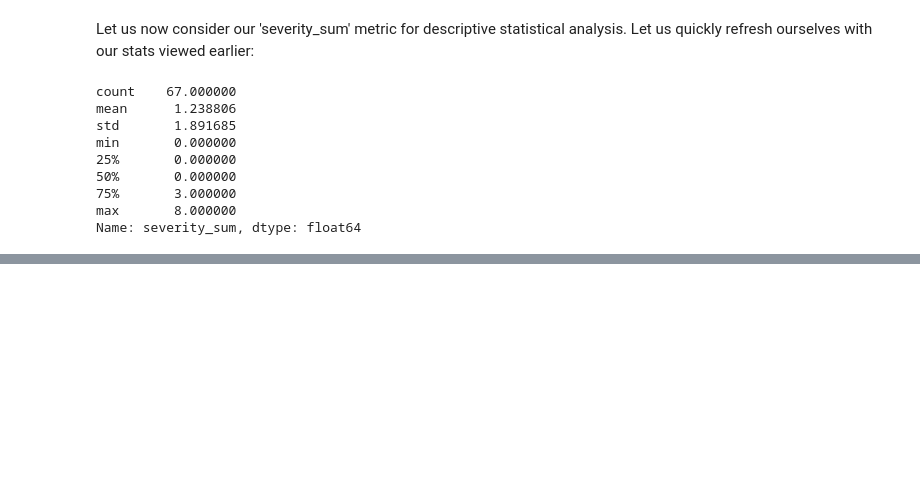
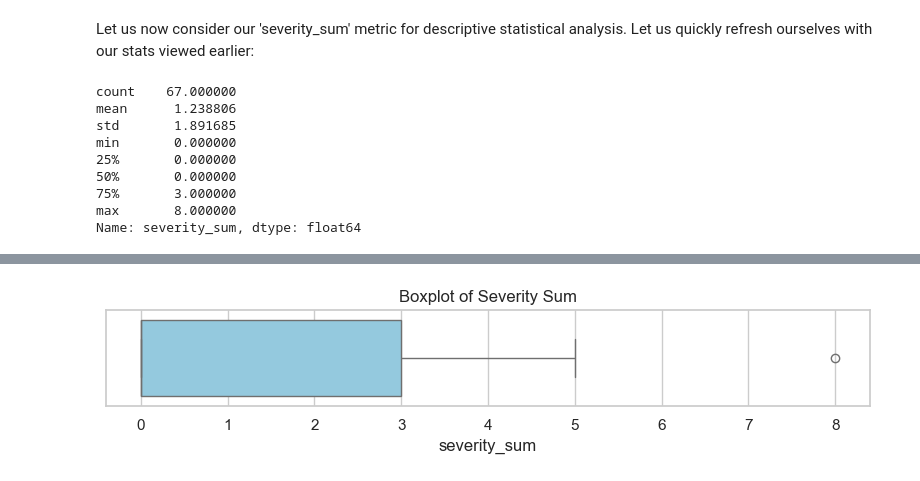
Before and after one commit to Richard-wv/stress_sighting_hypothesis, a Jupyter notebook: jupyter_notebooks/2_data_analysis.ipynb, the cells around one changed output, grey strips where cells are left out. Cells and saved outputs as stored; diff of their text form; code cells hidden in the pictures; blank space fills up the shorter version.

```diff
--- a/jupyter_notebooks/2_data_analysis.ipynb
+++ b/jupyter_notebooks/2_data_analysis.ipynb
@@ -186,0 +210,10 @@ The standard deviation (1.89) exceeds the mean, suggesting high variability in t
+# %%
+# Create a box plot of 'severity_sum'
+plt.figure(figsize=(8, 2))
+sns.boxplot(x=merged_df['severity_sum'], color='skyblue')
+plt.title('Boxplot of Severity Sum')
+plt.xlabel('severity_sum')
+plt.tight_layout()
+plt.show()
+# %% [output]
+[figure, added]
```
Also changed, not shown: parts of 7 cells of this notebook.
